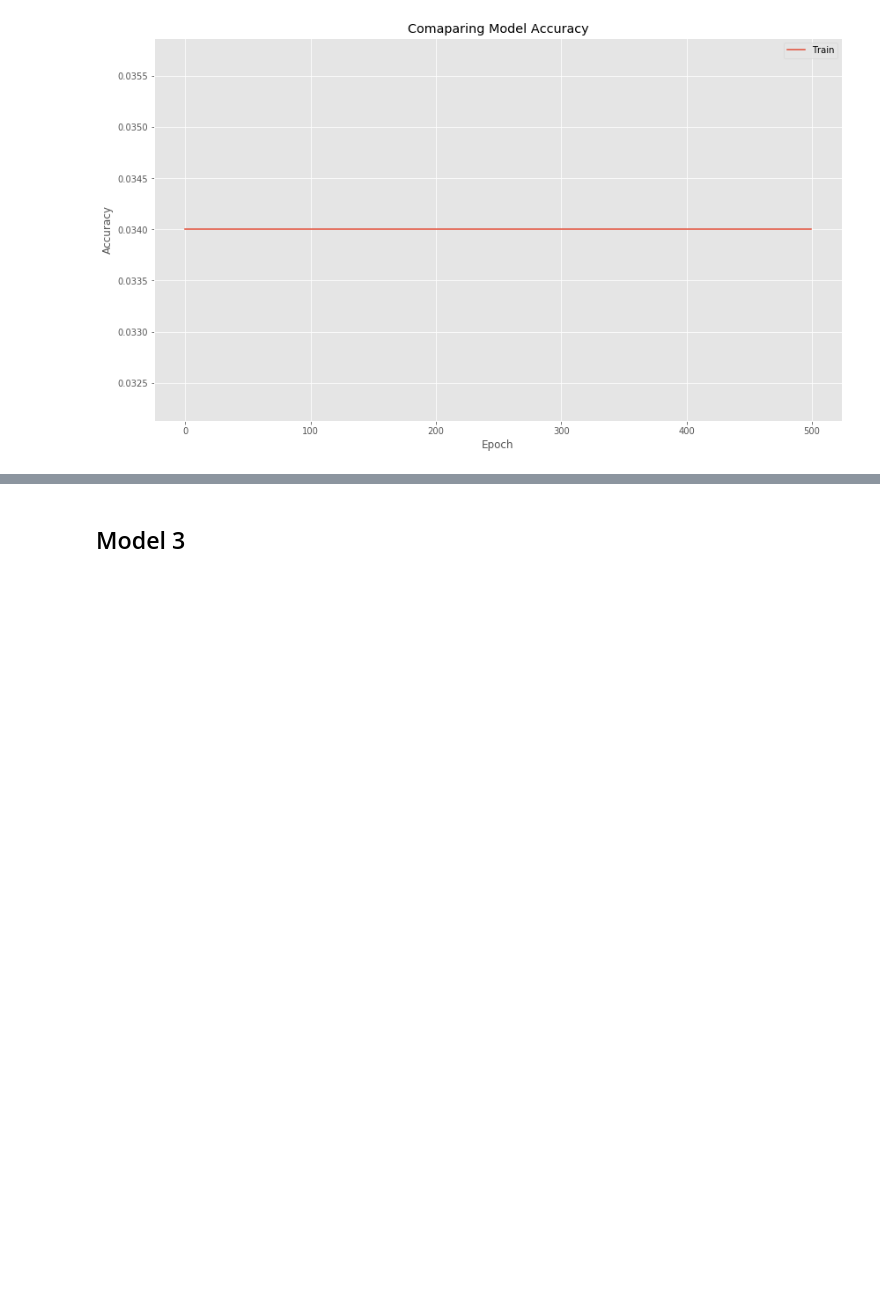
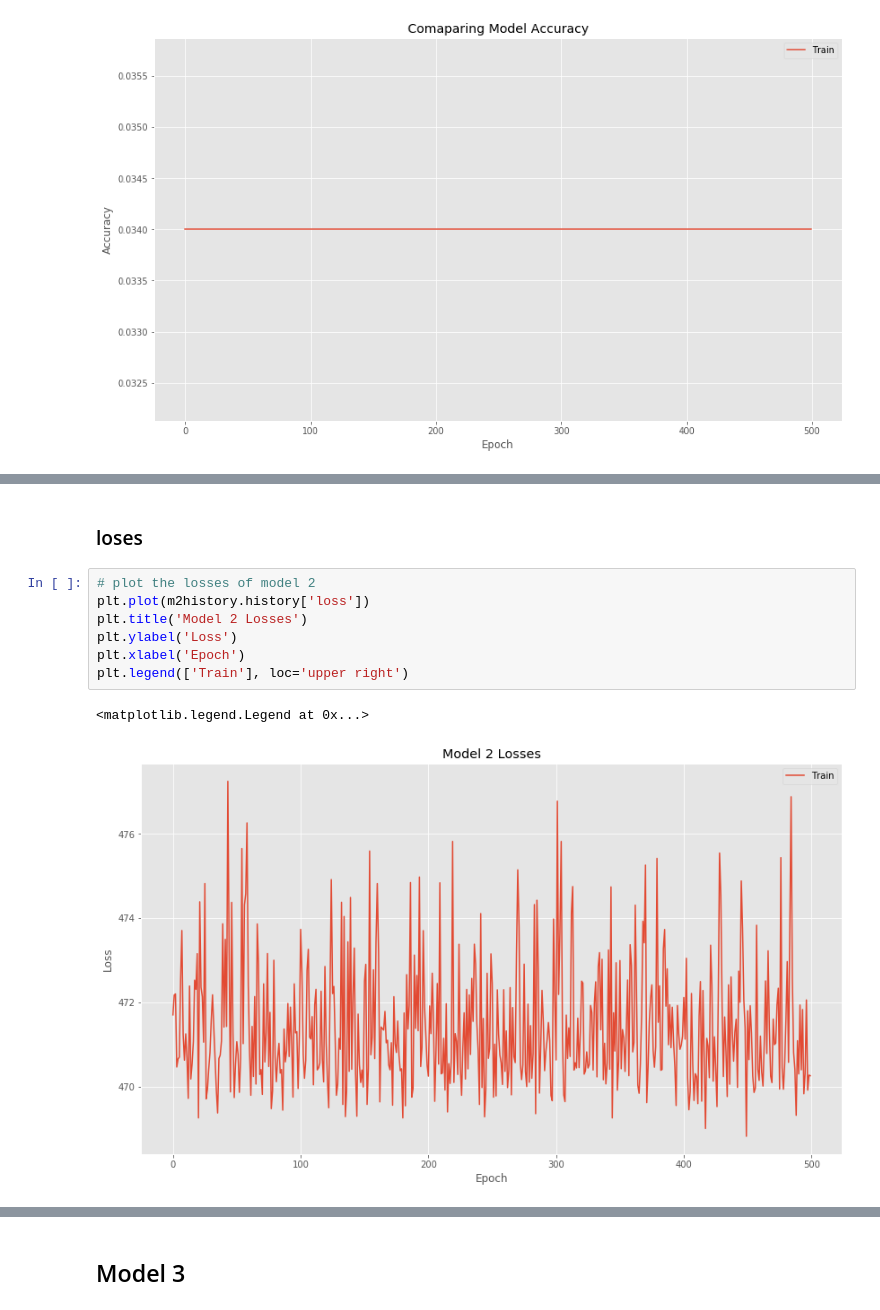
Before and after one commit to ika25/Emerging-Technology-Progect, a Jupyter notebook: Project Folder/project.ipynb, the cells around one changed output, grey strips where cells are left out. Drawn from its saved outputs; the diff is of its cells as text; blank space fills up the shorter version.

Commit message:
loss and accuracy of model
loss and accuracy of model is fine tuned

```diff
--- a/Project Folder/project.ipynb
+++ b/Project Folder/project.ipynb
@@ -389,3 +389,15 @@ model1Acc.mean()
 Over 500 Epochs the Model has an accuracy of:
 Model Accuracy =    0.034
 dtype: float64
+# %% [markdown]
+### loses
+# %%
+# plot the losses of model 2
+plt.plot(m2history.history['loss'])
+plt.title('Model 2 Losses')
+plt.ylabel('Loss')
+plt.xlabel('Epoch')
+plt.legend(['Train'], loc='upper right')
+# %% [output]
+<matplotlib.legend.Legend at 0x...>
+[figure, added]
```
Also changed, not shown: parts of 7 cells of this notebook, 1 other file.
